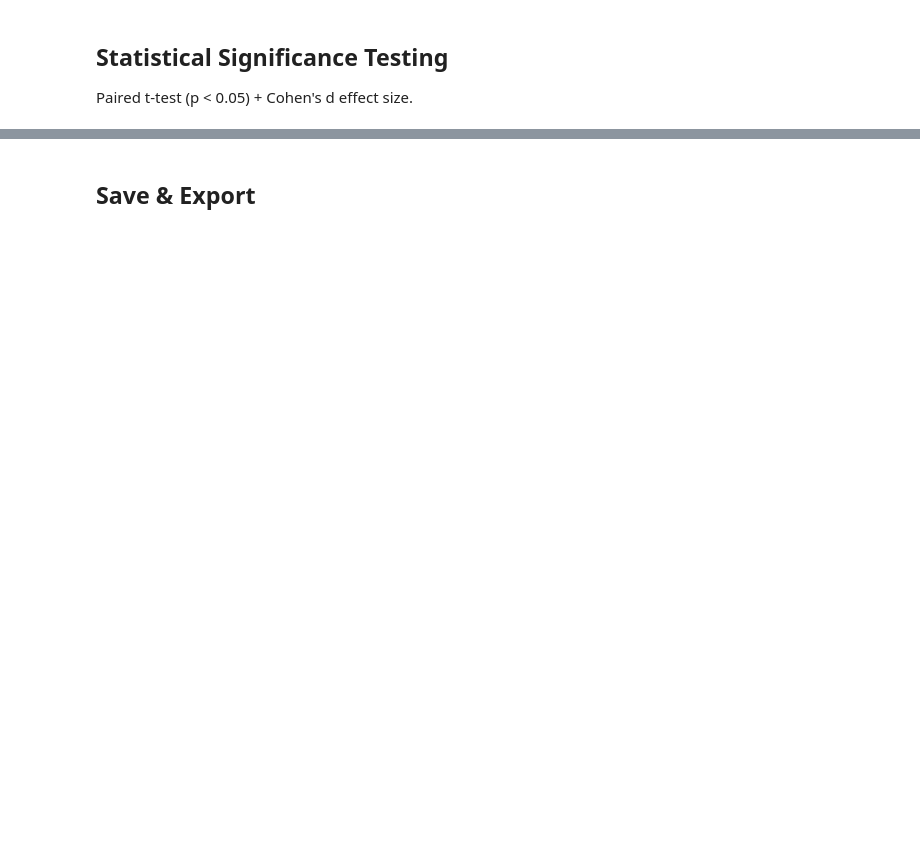
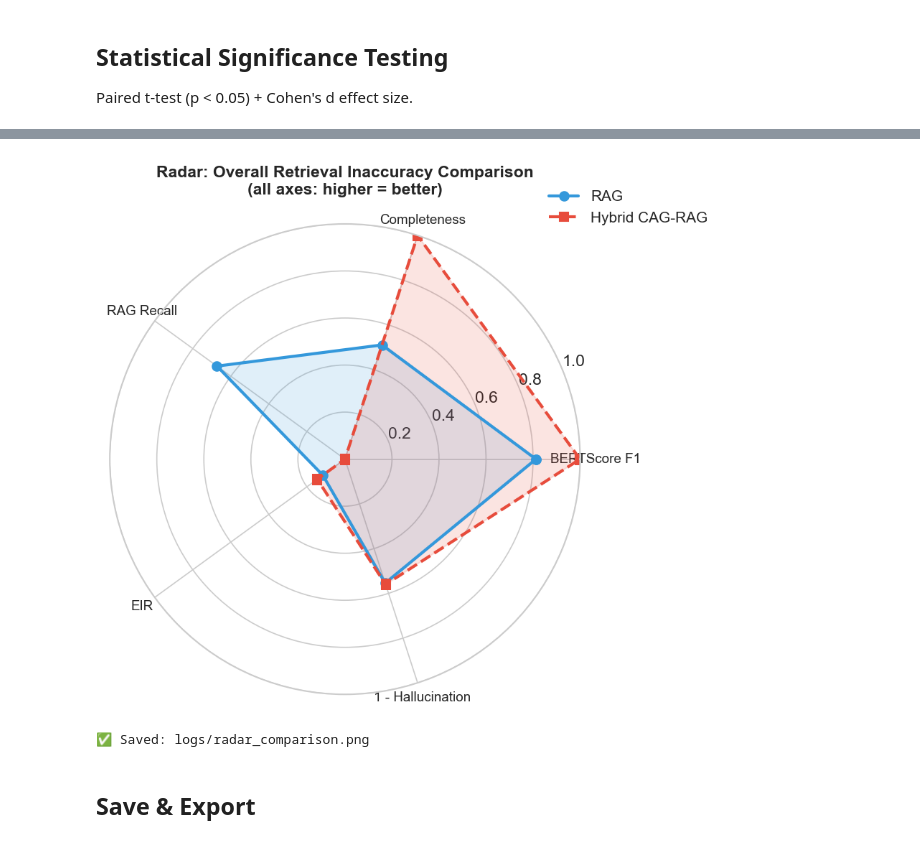
Before and after one commit to samuelsitio26/llm-chatbot-RAG-CAG, a Jupyter notebook: notebooks/Evaluate_Toba.ipynb, the cells around one changed output, grey strips where cells are left out. Saved outputs shown, nothing was run; the diff lists cells and outputs as text; code cells hidden in the pictures; blank space fills up the shorter version.

```diff
--- a/notebooks/Evaluate_Toba.ipynb
+++ b/notebooks/Evaluate_Toba.ipynb
@@ -1000,0 +1001,20 @@ Response from [gemini-2.5-flash] (1734 chars)
+# %%
+# =============================================================================
+# HITUNG BERTSCORE BATCH (Memanfaatkan data hasil yang ada di memori)
+# =============================================================================
+print("Menghitung BERTScore (batch)...")
+for result_list, label in [
+    (pure_cag_res, "Pure CAG"),
+    (rag_res,      "Pure RAG"),
+    (cag_res,      "Hybrid"),
+]:
+    if not result_list:
+        continue
+    preds = [r.get('resp', '') for r in result_list]
+    refs  = [r.get('gt',   '') for r in result_list]
+    scores = bertscore_f1_batch(preds, refs)
+    for item, score_val in zip(result_list, scores):
+        item['metrics']['bert'] = score_val
+    valid = sum(1 for s in scores if s == s)
+    print(f"  {label}: {valid}/{len(result_list)} nilai valid")
+print("✅ Selesai menghitung BERTScore batch!")
@@ -1790,7 +2018,62 @@ plt.show()
 ## Statistical Significance Testing
 Paired t-test (p < 0.05) + Cohen's d effect size.
 # %%
+# =============================================================================
 # 🔬 STATISTICAL SIGNIFICANCE TESTING  (Paired t-test + Cohen's d)
+# =============================================================================
+import numpy as np
+from scipy import stats
+import pandas as pd
+import matplotlib.pyplot as plt
+
+# 1. Helper function untuk Paired T-Test (NaN-aware)
+def paired_ttest(a, b):
+    # Filter pasangan data yang bernilai NaN atau None
+    valid_pairs = []
+    for x, y in zip(a, b):
+        if x is None or y is None:
+            continue
+        if isinstance(x, (int, float)) and np.isnan(x):
+            continue
+        if isinstance(y, (int, float)) and np.isnan(y):
+            continue
+        valid_pairs.append((float(x), float(y)))
+
+    n_valid = len(valid_pairs)
+    if n_valid < 2:
+        return float('nan'), float('nan'), n_valid
+
+    a_clean = [p[0] for p in valid_pairs]
+    b_clean = [p[1] for p in valid_pairs]
+    res = stats.ttest_rel(a_clean, b_clean)
+    return res.statistic, res.pvalue, n_valid
+
+# 2. Helper function untuk Cohen's d (NaN-aware)
+def cohens_d(a, b):
+    # Filter pasangan data yang bernilai NaN atau None
+    valid_pairs = []
+    for x, y in zip(a, b):
+        if x is None or y is None:
+            continue
+        if isinstance(x, (int, float)) and np.isnan(x):
+            continue
+        if isinstance(y, (int, float)) and np.isnan(y):
+            continue
+        valid_pairs.append((float(x), float(y)))
+
+    n_valid = len(valid_pairs)
+    if n_valid < 2:
+        return float('nan')
+
+    diffs = np.array([p[0] - p[1] for p in valid_pairs])
+    mean_diff = np.mean(diffs)
+    std_diff = np.std(diffs, ddof=1)
+    if std_diff == 0:
+        return 0.0
+    return abs(mean_diff) / std_diff
+
+
+# 3. Main Testing Code
 if not cag_m:
     print("⚠️  CAG results not available, skipping statistical tests.")
 else:
@@ -1802,7 +2085,6 @@ else:
     print("=" * 72)
 
     # Metrik yang diuji — arah = 'lower' → CAG harus lebih rendah, 'higher' → CAG harus lebih tinggi
-    # EM/BERTScore/Completeness tetap dianggap sebagai bagian dari retrieval inaccuracy / answer alignment.
     test_metrics = [
         # (label,              rag_list,             cag_list,             better_direction)
         # ── Latency ──────────────────────────────────────────────────────────
@@ -1878,7 +2160,6 @@ else:
     cag_radar  = [cag_m['bert'], cag_m['comp'], cag_m['recall'], cag_m['eir']]
 
     # Invert inaccuracy metrics so higher = better on radar
-    # Guard against NaN for hallucination (FAQ path excluded from mean already)
     rag_hall_val = rag_m['hall'] if not (isinstance(rag_m['hall'], float) and np.isnan(rag_m['hall'])) else 0.5
     cag_hall_val = cag_m['hall'] if not (isinstance(cag_m['hall'], float) and np.isnan(cag_m['hall'])) else 0.5
 
@@ -1911,3 +2192,4 @@ else:
     plt.savefig('../logs/radar_comparison.png', dpi=300, bbox_inches='tight')
     plt.show()
     print("✅ Saved: logs/radar_comparison.png")
+# %% [output]
@@ -1914,3 +2213,5 @@ else:
+[figure, added]
+✅ Saved: logs/radar_comparison.png
 # %% [markdown]
 ## Save & Export
 # %%
```
Also changed, not shown: parts of 17 cells of this notebook, 22 other files.
